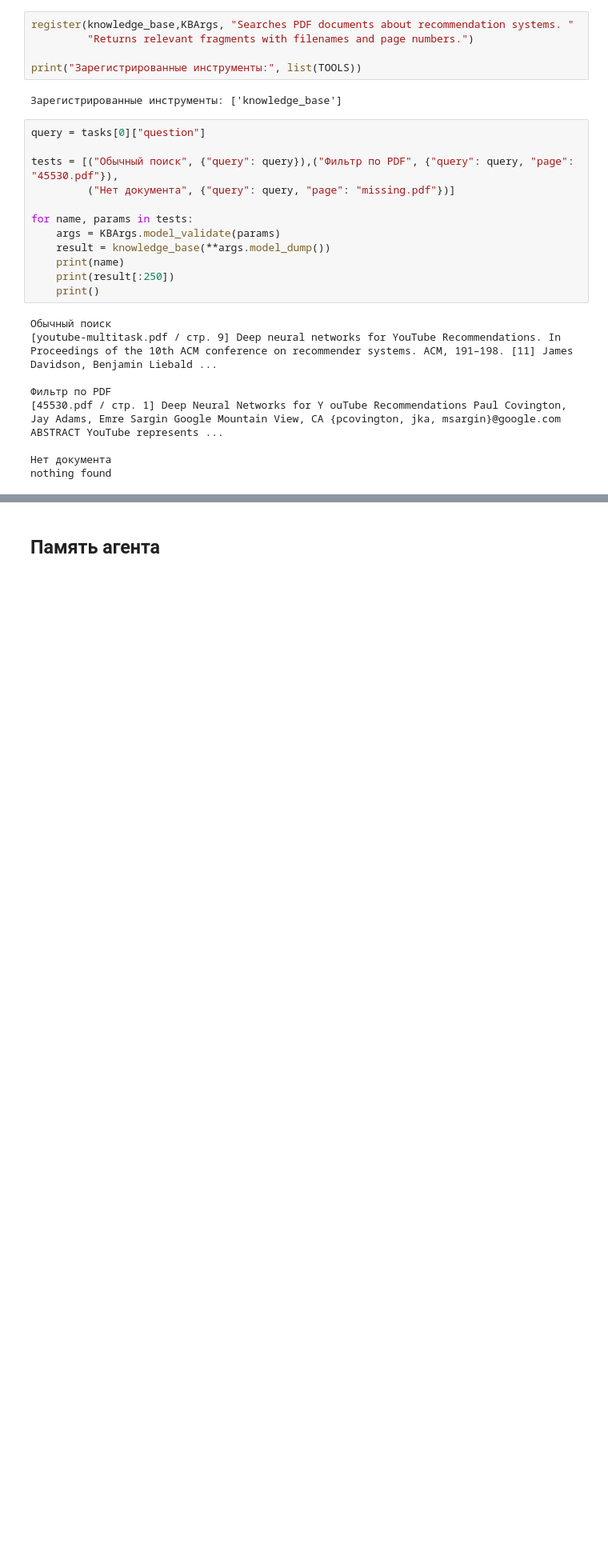
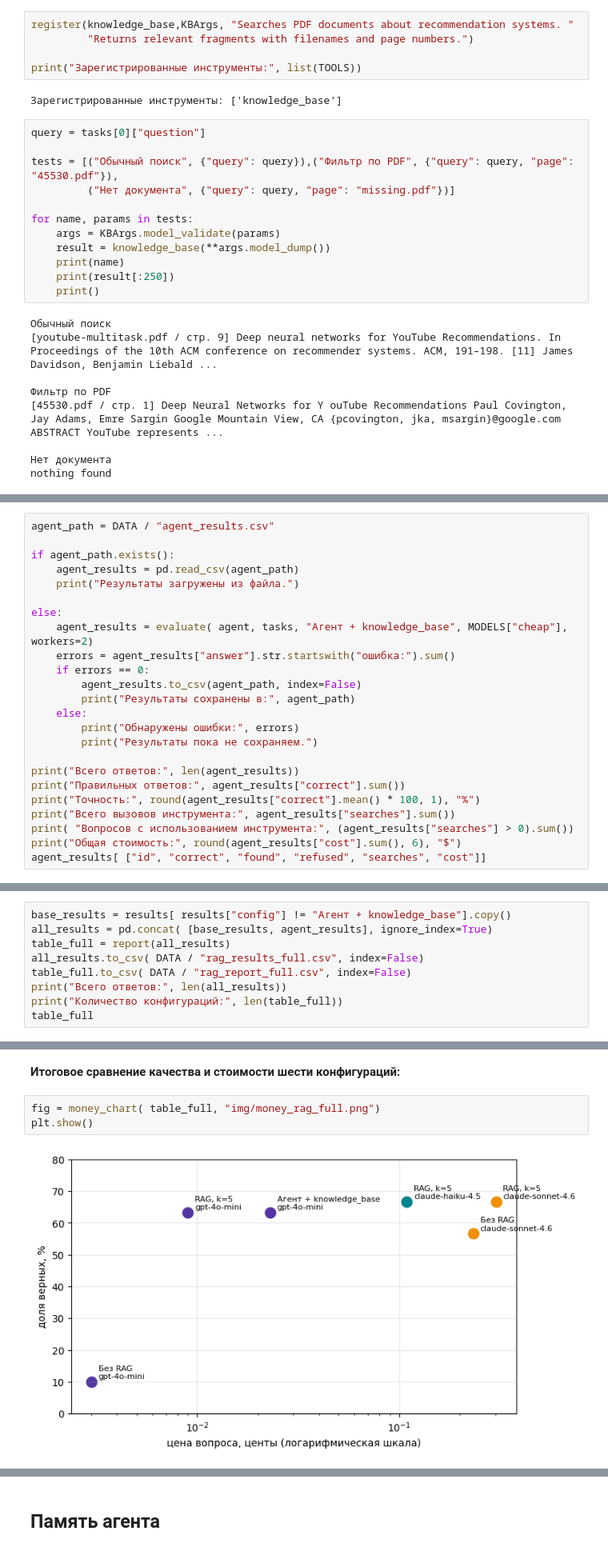
Before and after one commit to dshkkp/llm-rag-homework-02, a Jupyter notebook: homework02.ipynb, the cells around one changed output, grey strips where cells are left out. Shown at 80% size. Saved outputs shown, nothing was run; the diff lists cells and outputs as text; blank space fills up the shorter version.

Commit message:
fix files + add work with agenr tool base

```diff
--- a/homework02.ipynb
+++ b/homework02.ipynb
@@ -848,0 +939,24 @@ nothing found
+# %%
+agent_path = DATA / "agent_results.csv"
+
+if agent_path.exists():
+    agent_results = pd.read_csv(agent_path)
+    print("Результаты загружены из файла.")
+
+else:
+    agent_results = evaluate( agent, tasks, "Агент + knowledge_base", MODELS["cheap"], workers=2)
+    errors = agent_results["answer"].str.startswith("ошибка:").sum()
+    if errors == 0:
+        agent_results.to_csv(agent_path, index=False)
+        print("Результаты сохранены в:", agent_path)
+    else:
+        print("Обнаружены ошибки:", errors)
+        print("Результаты пока не сохраняем.")
+
+print("Всего ответов:", len(agent_results))
+print("Правильных ответов:", agent_results["correct"].sum())
+print("Точность:", round(agent_results["correct"].mean() * 100, 1), "%")
+print("Всего вызовов инструмента:", agent_results["searches"].sum())
+print( "Вопросов с использованием инструмента:", (agent_results["searches"] > 0).sum())
+print("Общая стоимость:", round(agent_results["cost"].sum(), 6), "$")
+agent_results[ ["id", "correct", "found", "refused", "searches", "cost"]]
@@ -848,0 +988,9 @@ nothing found
+# %%
+base_results = results[ results["config"] != "Агент + knowledge_base"].copy()
+all_results = pd.concat( [base_results, agent_results], ignore_index=True)
+table_full = report(all_results)
+all_results.to_csv( DATA / "rag_results_full.csv", index=False)
+table_full.to_csv( DATA / "rag_report_full.csv", index=False)
+print("Всего ответов:", len(all_results))
+print("Количество конфигураций:", len(table_full))
+table_full
@@ -848,0 +1007,7 @@ nothing found
+# %% [markdown]
+**Итоговое сравнение качества и стоимости шести конфигураций:**
+# %%
+fig = money_chart( table_full, "img/money_rag_full.png")
+plt.show()
+# %% [output]
+[figure, added]
```
Also changed, not shown: parts of 23 cells of this notebook, 12 other files.
